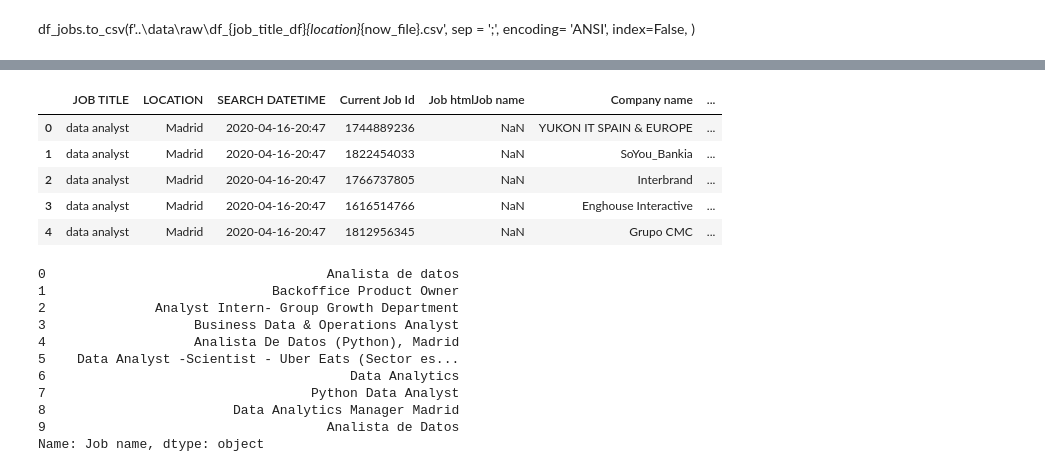
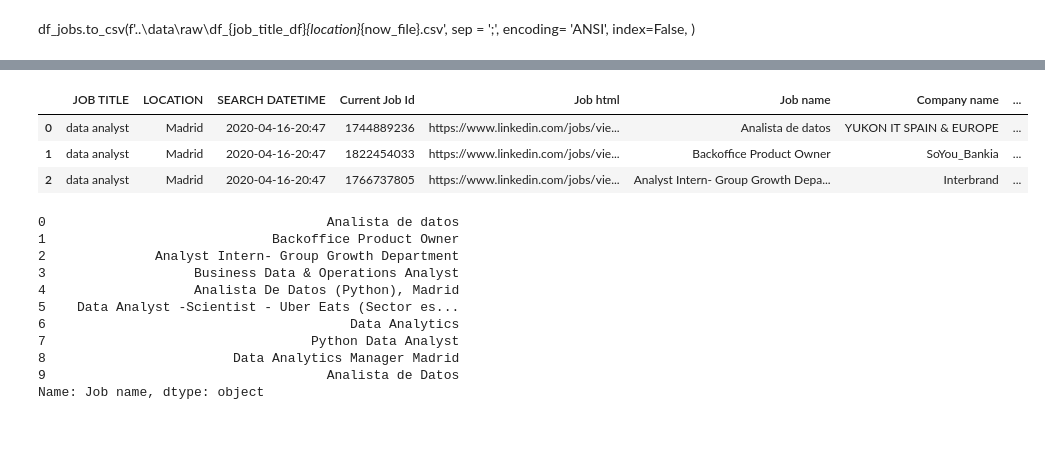
Before and after one commit to CristopherRL/Ironhack-Final_Project-Optimized_Job_Search_project, a Jupyter notebook: notebooks/2. Analyze.ipynb, the cells around one changed output, grey strips where cells are left out. Drawn from its saved outputs; the diff is of its cells as text; code cells hidden in the pictures; blank space fills up the shorter version.

```diff
--- a/notebooks/2. Analyze.ipynb
+++ b/notebooks/2. Analyze.ipynb
@@ -19,11 +76,9 @@ df_jobs = pd.read_csv(f'..\\data\\raw\\df_jobs_Madrid_2020-04-16-20.47.csv',
               encoding= 'utf8',
               )
 # %%
-df_jobs.head(5)
+df_jobs.head(3)
 # %% [output]
-|  | JOB TITLE | LOCATION | SEARCH DATETIME | Current Job Id | Job htmlJob name | Company name | ... |
-| 0 | data analyst | Madrid | 2020-04-16-20:47 | 1744889236 | NaN | YUKON IT SPAIN & EUROPE | ... |
-| 1 | data analyst | Madrid | 2020-04-16-20:47 | 1822454033 | NaN | SoYou_Bankia | ... |
-| 2 | data analyst | Madrid | 2020-04-16-20:47 | 1766737805 | NaN | Interbrand | ... |
-| 3 | data analyst | Madrid | 2020-04-16-20:47 | 1616514766 | NaN | Enghouse Interactive | ... |
-| 4 | data analyst | Madrid | 2020-04-16-20:47 | 1812956345 | NaN | Grupo CMC | ... |
+|  | JOB TITLE | LOCATION | SEARCH DATETIME | Current Job Id | Job html | Job name | Company name | ... |
+| 0 | data analyst | Madrid | 2020-04-16-20:47 | 1744889236 | https://www.linkedin.com/jobs/vie... | Analista de datos | YUKON IT SPAIN & EUROPE | ... |
+| 1 | data analyst | Madrid | 2020-04-16-20:47 | 1822454033 | https://www.linkedin.com/jobs/vie... | Backoffice Product Owner | SoYou_Bankia | ... |
+| 2 | data analyst | Madrid | 2020-04-16-20:47 | 1766737805 | https://www.linkedin.com/jobs/vie... | Analyst Intern- Group Growth Depa... | Interbrand | ... |
```
Also changed, not shown: parts of 13 cells of this notebook, 3 other files.
